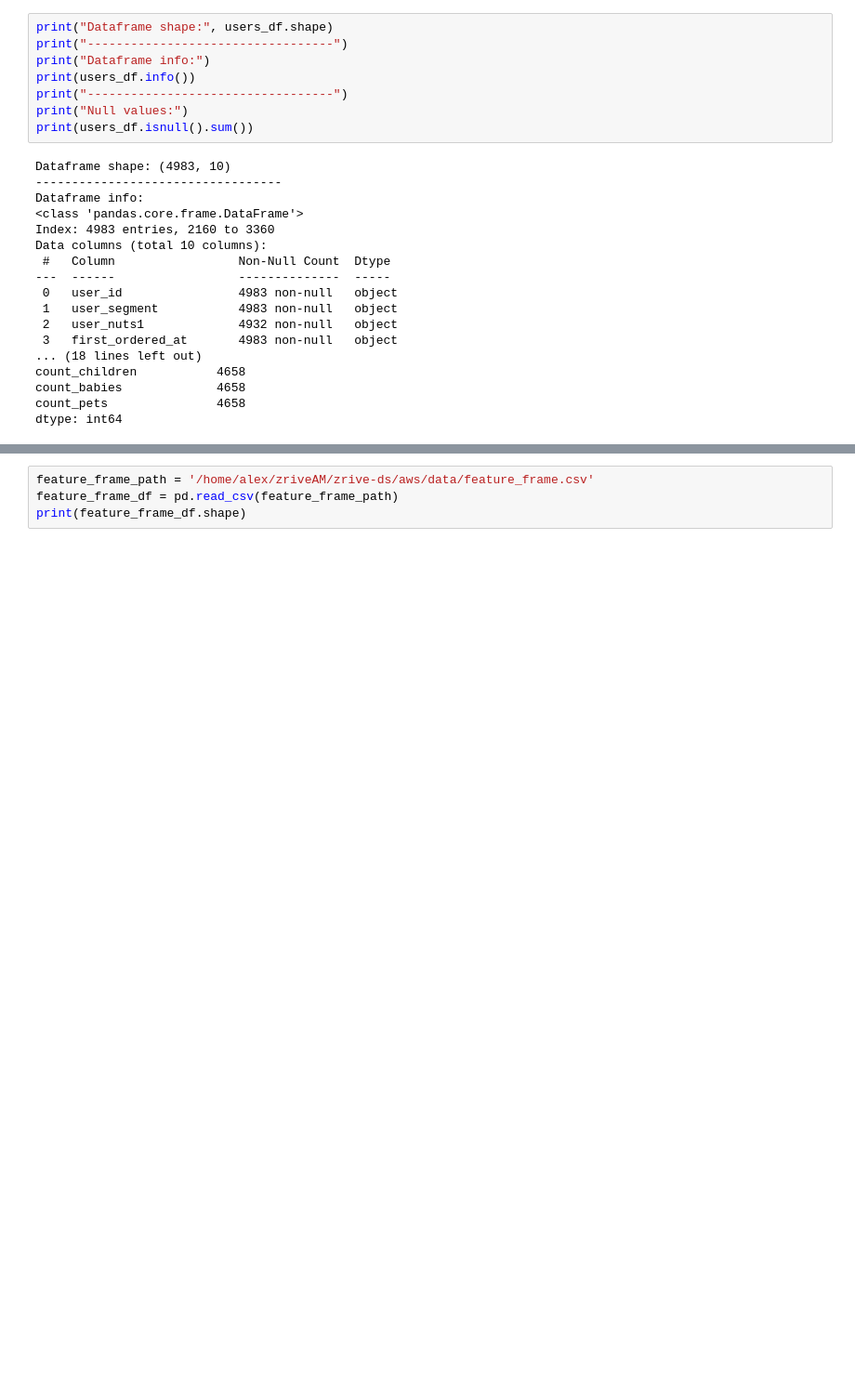
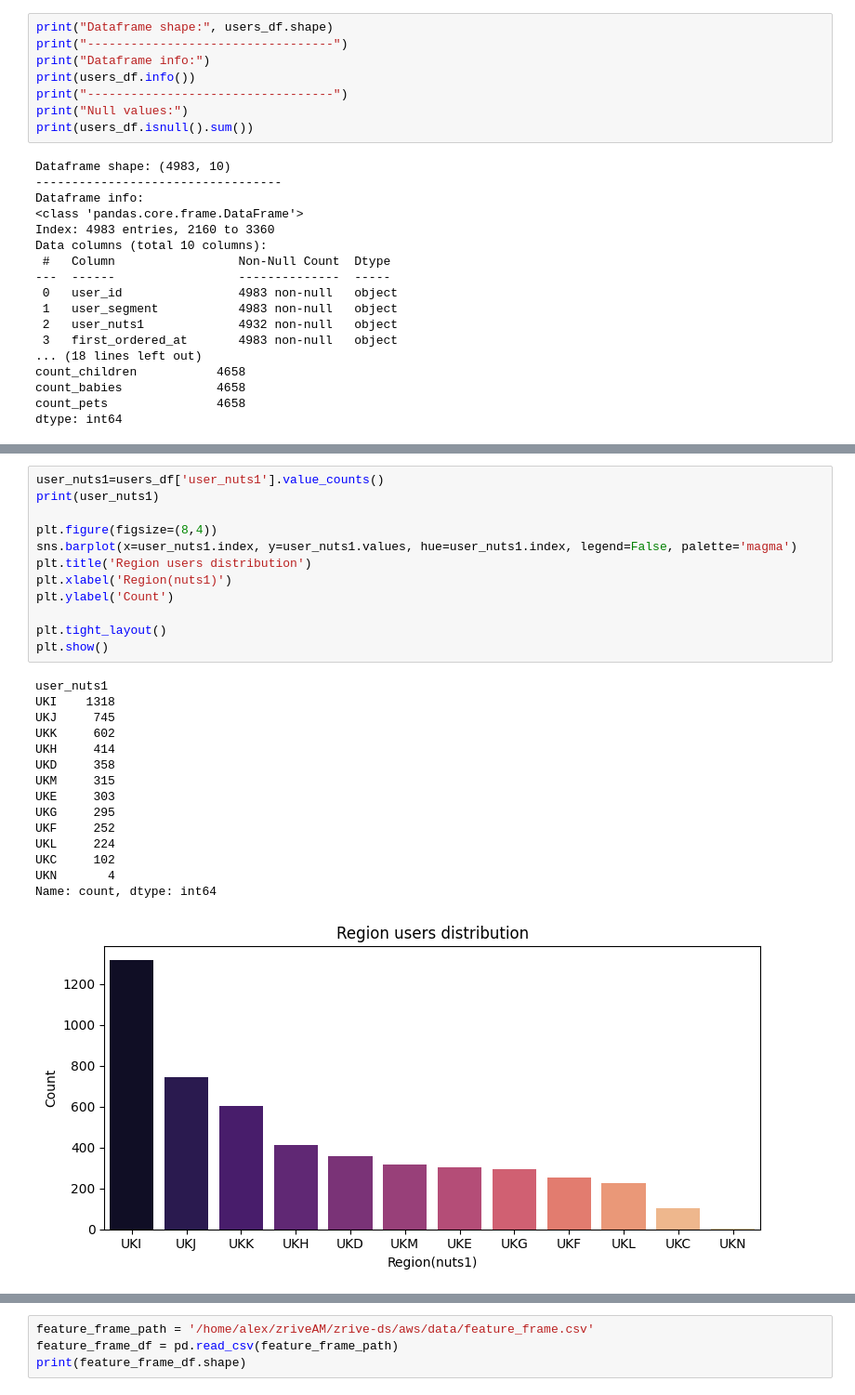
Before and after one commit to 10alexmarcos/zrive-ds, a Jupyter notebook: src/module_2/module_2_EDA.ipynb, the cells around one changed output, grey strips where cells are left out. Shown at 93% size. Cells and saved outputs as stored; diff of their text form; blank space fills up the shorter version.

```diff
--- a/src/module_2/module_2_EDA.ipynb
+++ b/src/module_2/module_2_EDA.ipynb
@@ -905,0 +918,28 @@ Name: count, dtype: int64
+# %%
+user_nuts1=users_df['user_nuts1'].value_counts()
+print(user_nuts1)
+
+plt.figure(figsize=(8,4))
+sns.barplot(x=user_nuts1.index, y=user_nuts1.values, hue=user_nuts1.index, legend=False, palette='magma')
+plt.title('Region users distribution')
+plt.xlabel('Region(nuts1)')
+plt.ylabel('Count')
+
+plt.tight_layout()
+plt.show()
+# %% [output]
+user_nuts1
+UKI    1318
+UKJ     745
+UKK     602
+UKH     414
+UKD     358
+UKM     315
+UKE     303
+UKG     295
+UKF     252
+UKL     224
+UKC     102
+UKN       4
+Name: count, dtype: int64
+[figure, added]
```
Also changed, not shown: parts of 16 cells of this notebook.
